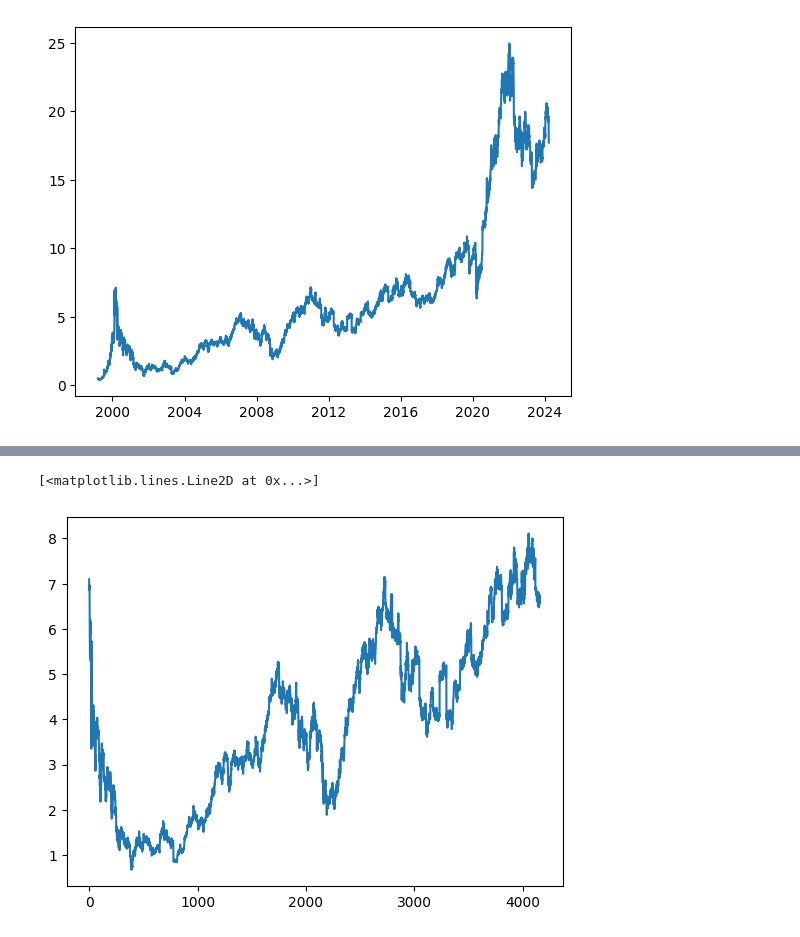
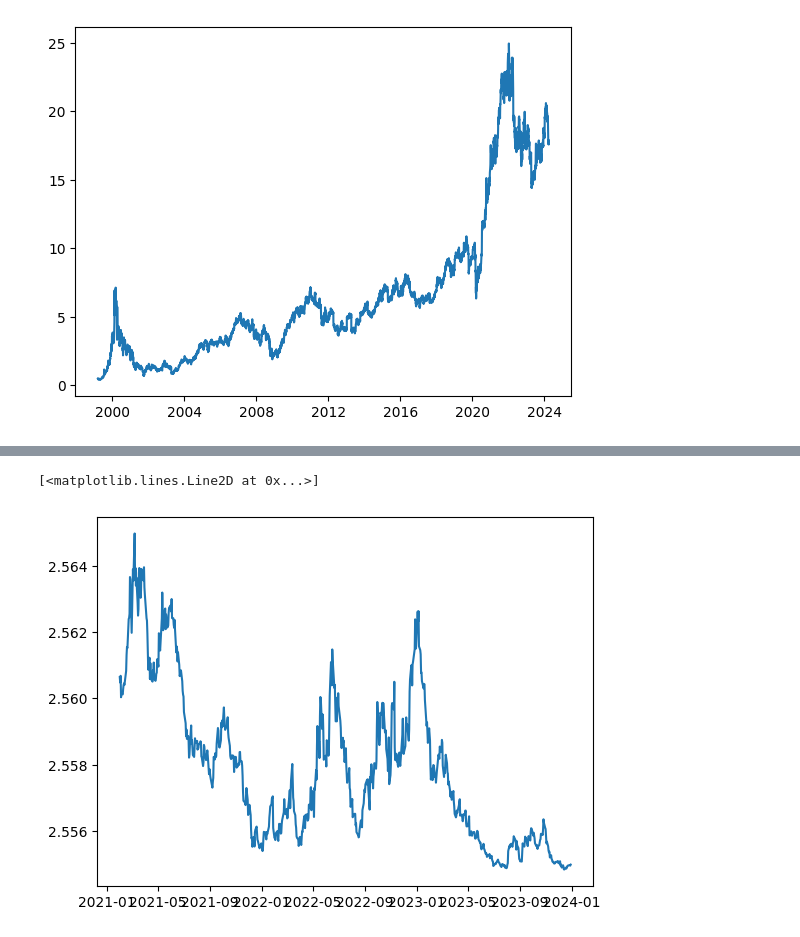
Before and after one commit to MAHUL25/StockPrediction-Minor, a Jupyter notebook: Models/SP_LSTM.ipynb, the cells around one changed output, grey strips where cells are left out. Saved outputs shown, nothing was run; the diff lists cells and outputs as text; code cells hidden in the pictures.

Commit message:
Updated Model

```diff
--- a/Models/SP_LSTM.ipynb
+++ b/Models/SP_LSTM.ipynb
@@ -361,0 +424,4 @@ Root mean squared error: [2.613967  2.5681844 2.5878177 ... 2.5198228 2.5115435
+# %%
+loaded_model = load_model('lstm_model.keras')
+# %%
+data2 = yf.download('AAPL', start='2021-02-01', end='2023-12-31')
@@ -361,0 +430,2 @@ Root mean squared error: [2.613967  2.5681844 2.5878177 ... 2.5198228 2.5115435
+# %%
+prediction = loaded_model.predict(data2["Close"])
@@ -362,5 +434,5 @@ Root mean squared error: [2.613967  2.5681844 2.5878177 ... 2.5198228 2.5115435
 # %%
-plt.plot(train_predict)
+plt.plot(data2.index, prediction)
 # %% [output]
 [<matplotlib.lines.Line2D at 0x...>]
-[figure, old version]
+[figure, new version]
```
Also changed, not shown: parts of 36 cells of this notebook, 1 other file.
